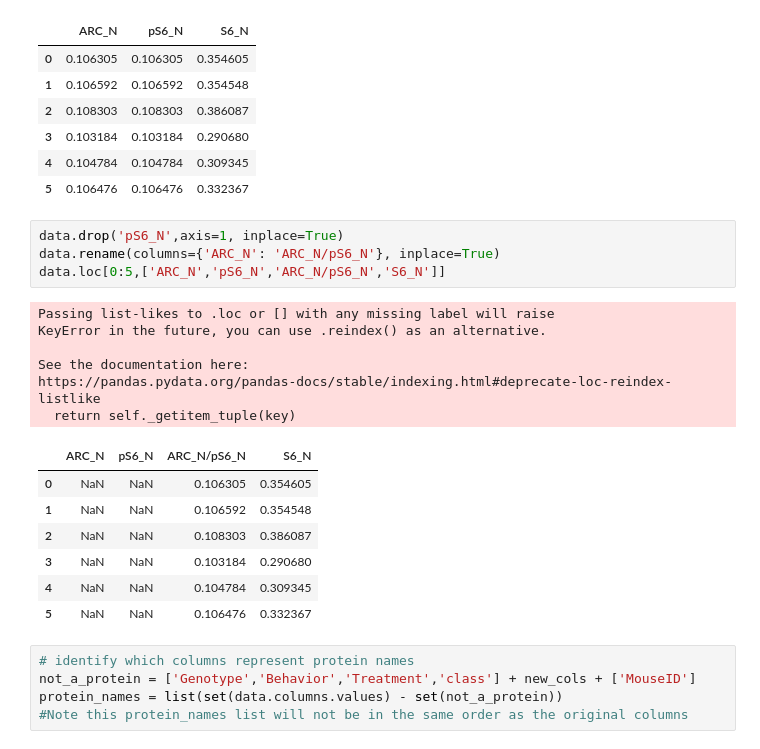
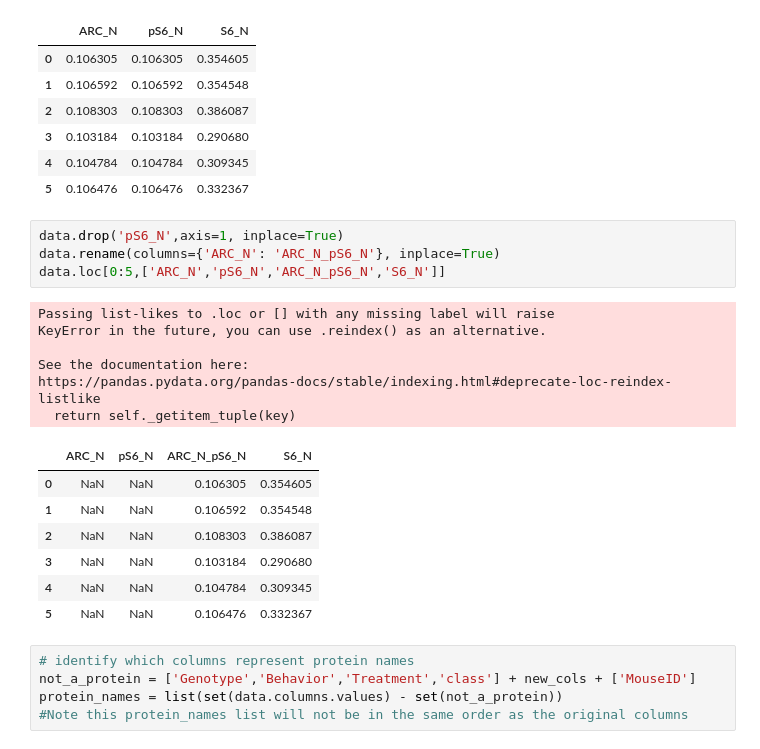
Before and after one commit to Adenordis/Springboard-Capstone-1, a Jupyter notebook: Capstone1_DataCleaning.ipynb, the cells around one changed output. Cells and saved outputs as stored; diff of their text form.

```diff
--- a/Capstone1_DataCleaning.ipynb
+++ b/Capstone1_DataCleaning.ipynb
@@ -37,16 +37,16 @@ raw_data.loc[0:5,['ARC_N','pS6_N','S6_N']]
 | 5 | 0.106476 | 0.106476 | 0.332367 |
 # %%
 data.drop('pS6_N',axis=1, inplace=True)
-data.rename(columns={'ARC_N': 'ARC_N/pS6_N'}, inplace=True)
-data.loc[0:5,['ARC_N','pS6_N','ARC_N/pS6_N','S6_N']]
+data.rename(columns={'ARC_N': 'ARC_N_pS6_N'}, inplace=True)
+data.loc[0:5,['ARC_N','pS6_N','ARC_N_pS6_N','S6_N']]
 # %% [output]
 Passing list-likes to .loc or [] with any missing label will raise
 KeyError in the future, you can use .reindex() as an alternative.
 
 See the documentation here:
 https://pandas.pydata.org/pandas-docs/stable/indexing.html#deprecate-loc-reindex-listlike
   return self._getitem_tuple(key)
-|  | ARC_N | pS6_N | ARC_N/pS6_N | S6_N |
+|  | ARC_N | pS6_N | ARC_N_pS6_N | S6_N |
 | 0 | NaN | NaN | 0.106305 | 0.354605 |
 | 1 | NaN | NaN | 0.106592 | 0.354548 |
 | 2 | NaN | NaN | 0.108303 | 0.386087 |
```
Also changed, not shown: 31 other files.
